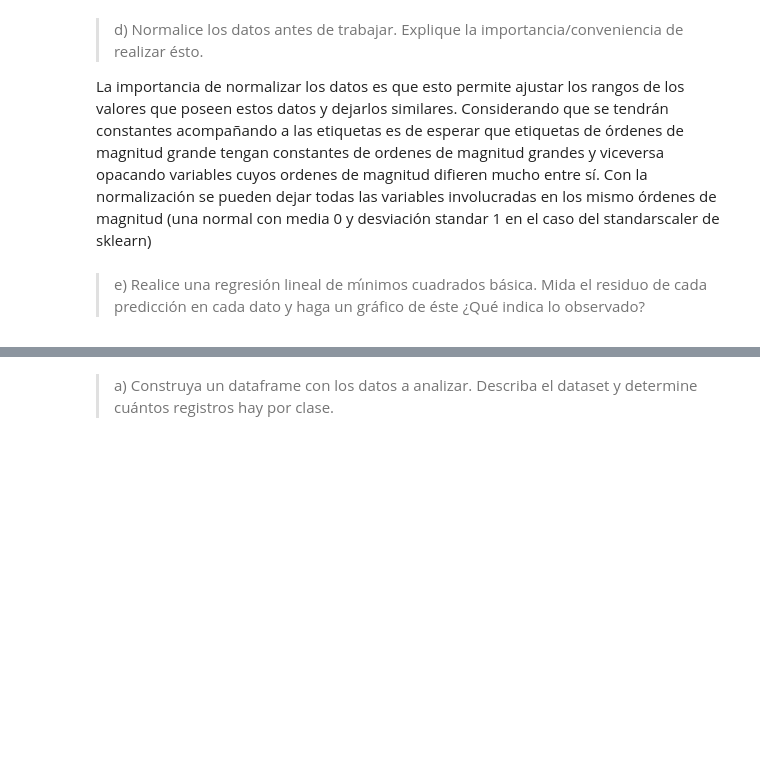
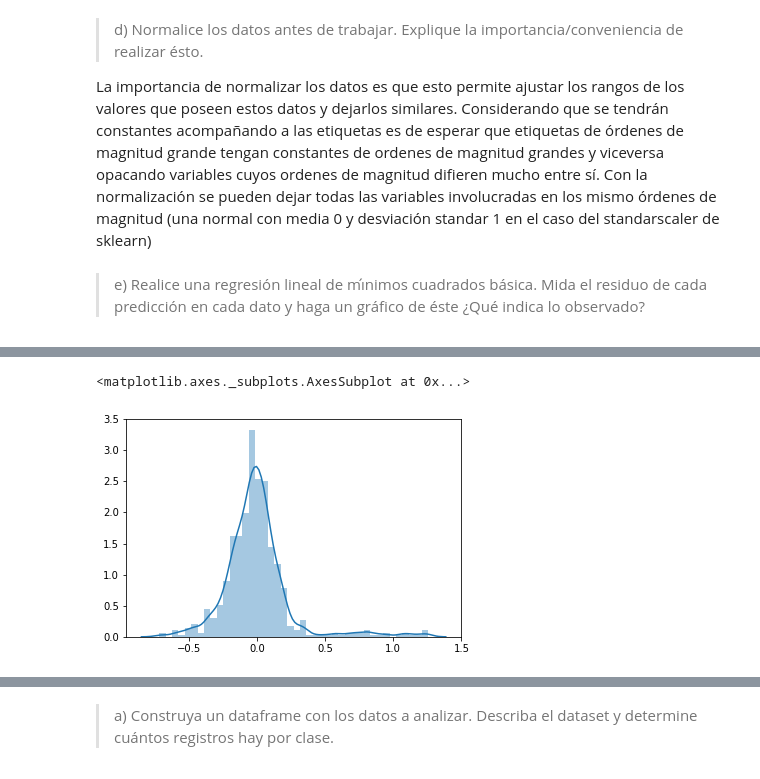
Before and after one commit to briquelme/INF393-T1, a Jupyter notebook: Tarea1_Ortega_Riquelme.ipynb, the cells around one changed output, grey strips where cells are left out. Saved outputs shown, nothing was run; the diff lists cells and outputs as text; code cells hidden in the pictures; blank space fills up the shorter version.

```diff
--- a/Tarea1_Ortega_Riquelme.ipynb
+++ b/Tarea1_Ortega_Riquelme.ipynb
@@ -143,0 +243,14 @@ a = linreg.predict(X_train_scaled)
+# %%
+X_train2, X_test2, y_train2, y_test2 = train_test_split(X, Y, test_size=0.35, random_state=35)
+scaler2 = StandardScaler(with_mean=True, with_std=True)
+scaler2.fit(X_train2)
+X_train_scaled2 = scaler.transform(X_train2)
+X_test_scaled2 = scaler.transform(X_test2)
+linreg2 = LR(fit_intercept=True, n_jobs=1)
+linreg2.fit(X_train_scaled2,y_train2)
+%matplotlib inline
+res3 = y_train2-linreg2.predict(X_train_scaled2)
+sns.distplot(res3)
+# %% [output]
+<matplotlib.axes._subplots.AxesSubplot at 0x...>
+[figure, added]
```
Also changed, not shown: parts of 210 cells of this notebook.
